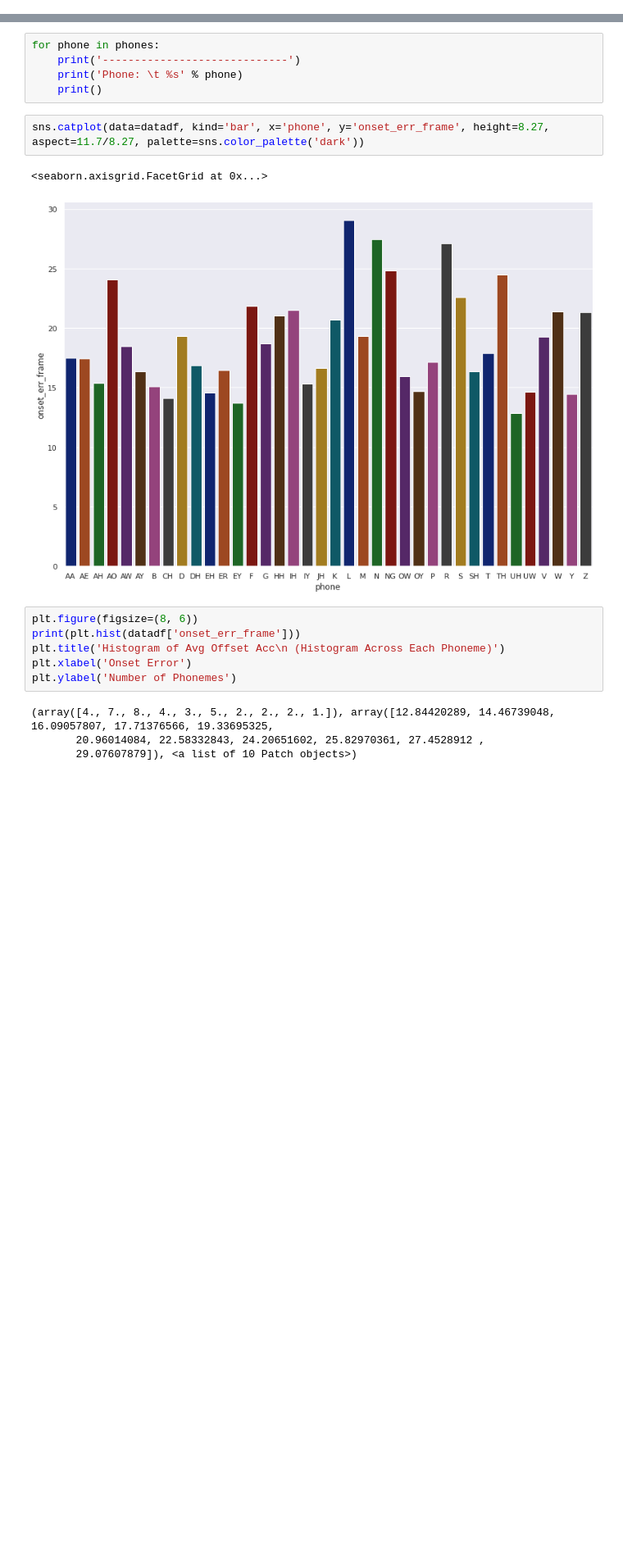
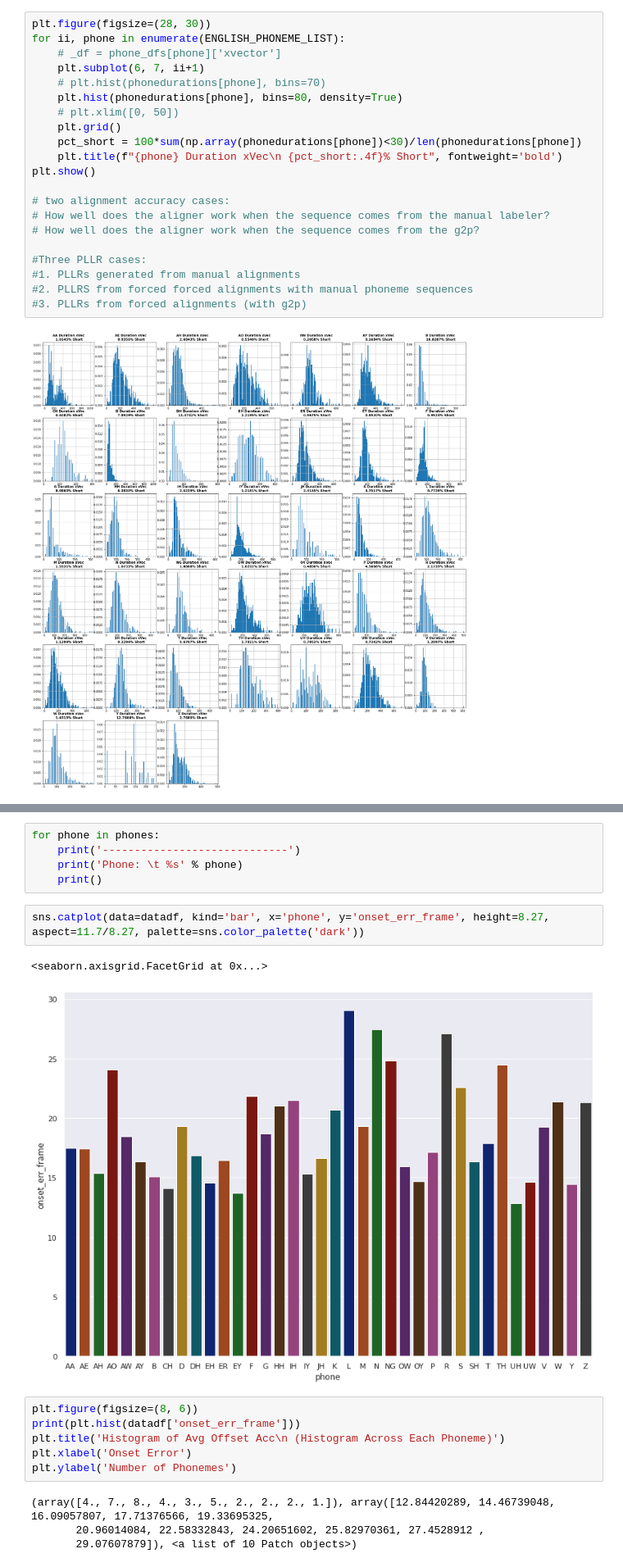
Before and after one commit to pkadambi/charsiu, a Jupyter notebook: sat_results_analyzer.ipynb, the cells around one changed output, grey strips where cells are left out. Shown at 82% size. Cells and saved outputs as stored; diff of their text form; blank space fills up the shorter version.

```diff
--- a/sat_results_analyzer.ipynb
+++ b/sat_results_analyzer.ipynb
@@ -115,0 +546,23 @@ def get_gt_tg(manual_tgpaths, target_tgpath, phone_key='ha phones'):
+# %%
+plt.figure(figsize=(28, 30))
+for ii, phone in enumerate(ENGLISH_PHONEME_LIST):
+    # _df = phone_dfs[phone]['xvector']
+    plt.subplot(6, 7, ii+1)
+    # plt.hist(phonedurations[phone], bins=70)
+    plt.hist(phonedurations[phone], bins=80, density=True)
+    # plt.xlim([0, 50])
+    plt.grid()
+    pct_short = 100*sum(np.array(phonedurations[phone])<30)/len(phonedurations[phone])
+    plt.title(f"{phone} Duration xVec\n {pct_short:.4f}% Short", fontweight='bold')
+plt.show()
+
+# two alignment accuracy cases:
+# How well does the aligner work when the sequence comes from the manual labeler?
+# How well does the aligner work when the sequence comes from the g2p?
+
+#Three PLLR cases:
+#1. PLLRs generated from manual alignments
+#2. PLLRS from forced forced alignments with manual phoneme sequences
+#3. PLLRs from forced alignments (with g2p)
+# %% [output]
+[figure, added]
```
Also changed, not shown: parts of 51 cells of this notebook, 9 other files.
